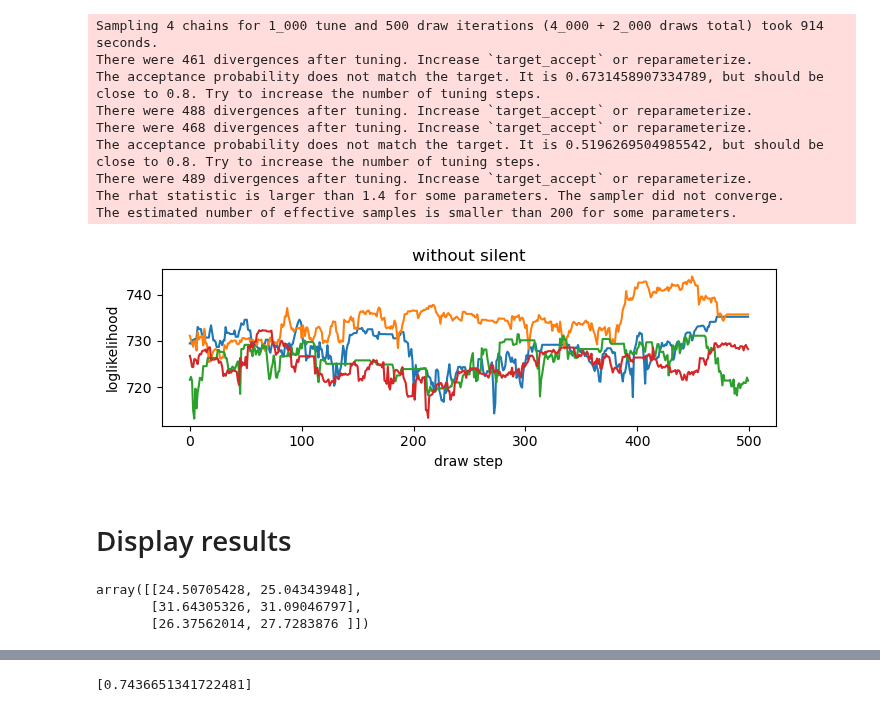
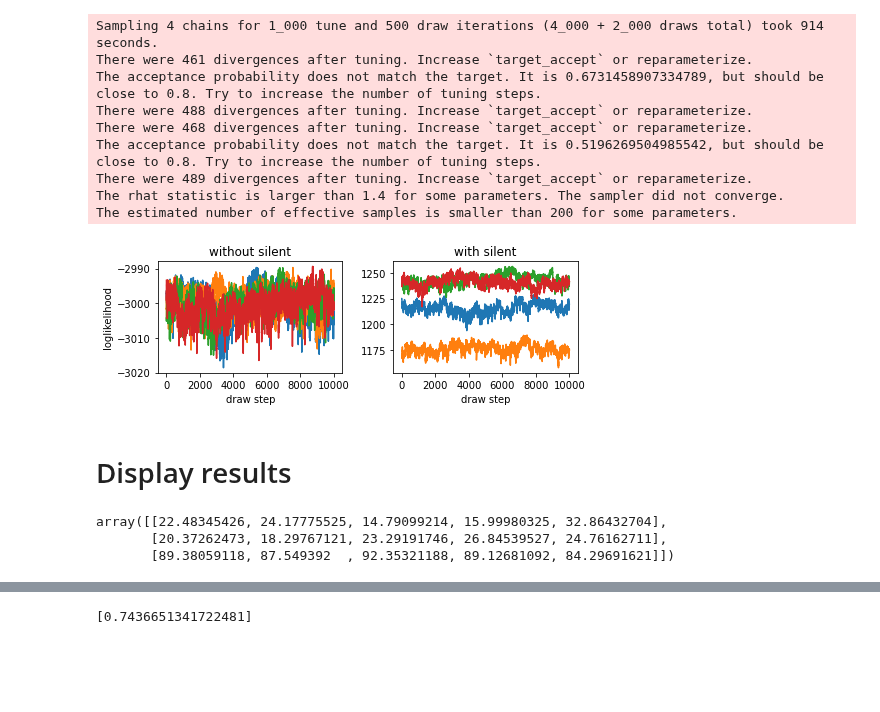
Before and after one commit to woxxel/DarkMatter, a Jupyter notebook: notebooks/spiking_data_analysis.ipynb, the cells around one changed output, grey strips where cells are left out. Drawn from its saved outputs; the diff is of its cells as text; code cells hidden in the pictures; blank space fills up the shorter version.

Commit message:
adjusted nb to new data structure

```diff
--- a/notebooks/spiking_data_analysis.ipynb
+++ b/notebooks/spiking_data_analysis.ipynb
@@ -55,6 +52,3 @@ mP = ModelParams('empirical',filePath='../../data/BuscheLab/2P_data.xlsx',popula
 
 mP_withSilent = ModelParams('empirical',filePath='../../data/BuscheLab/2P_data.xlsx',population_keys=['mouse type','animal'])
 mP_withSilent.rates[mP_withSilent.rates==0] = 1/600.
-# %%
-I = Inference()
-I.load_data('empirical',filePath='../../data/BuscheLab/2P_data.xlsx')
@@ -72,0 +55,10 @@ ValueError: operands could not be broadcast together with shapes (2,) (5,3455)
+# %%
+def run_inference(filePath='../../data/BuscheLab/2P_data.xlsx',tune=50000,draws=10000,include_silent=False):
+    I = Inference()
+    I.load_data('empirical',filePath=filePath,include_silent=include_silent)
+    I.set_model('selfcon')
+    I.run_on_data(tune=tune,draws=draws)
+    return I
+
+I = run_inference(include_silent=False)
+I_silent = run_inference(include_silent=True)
@@ -119,19 +188,21 @@ traces = [trace_silent]
+# %%
+traces = [I.trace,I_silent.trace]
 # %%
 fig,ax = plt.subplots(1,len(traces),figsize=(7,2.5))
 if len(traces)==1:
     ax = [ax]
 for j,t in enumerate(traces):
     for i in range(4):
         ax[j].plot(t.log_likelihood['logP'][i,:,0])
 ax[0].set_title('without silent')
-#ax[1].set_title('with silent')
+ax[1].set_title('with silent')
 plt.setp(ax[0],xlabel='draw step',ylabel='loglikelihood')
-#plt.setp(ax[1],xlabel='draw step')
+plt.setp(ax[1],xlabel='draw step')
 
 plt.tight_layout()
 plt.show()
 # %% [output]
-[figure, old version]
+[figure, new version]
 # %% [markdown]
 <h1>Display results</h1>
 # %%
@@ -156,9 +228,9 @@ results_Ca = post_inference(mP_Ca,trace_Ca)
 # %%
-np.squeeze(results_Ca['nu_max']['mean'])
+np.squeeze(results_silent['nu_max']['mean'])
 # %% [output]
-array([[24.50705428, 25.04343948],
-       [31.64305326, 31.09046797],
-       [26.37562014, 27.7283876 ]])
+array([[22.48345426, 24.17775525, 14.79099214, 15.99980325, 32.86432704],
+       [20.37262473, 18.29767121, 23.29191746, 26.84539527, 24.76162711],
+       [89.38059118, 87.549392  , 92.35321188, 89.12681092, 84.29691621]])
 # %%
 #def plot_numbers(ax,mP,results,str_title='',offset=0.1):
 
```
Also changed, not shown: parts of 13 cells of this notebook, 2 other files.
